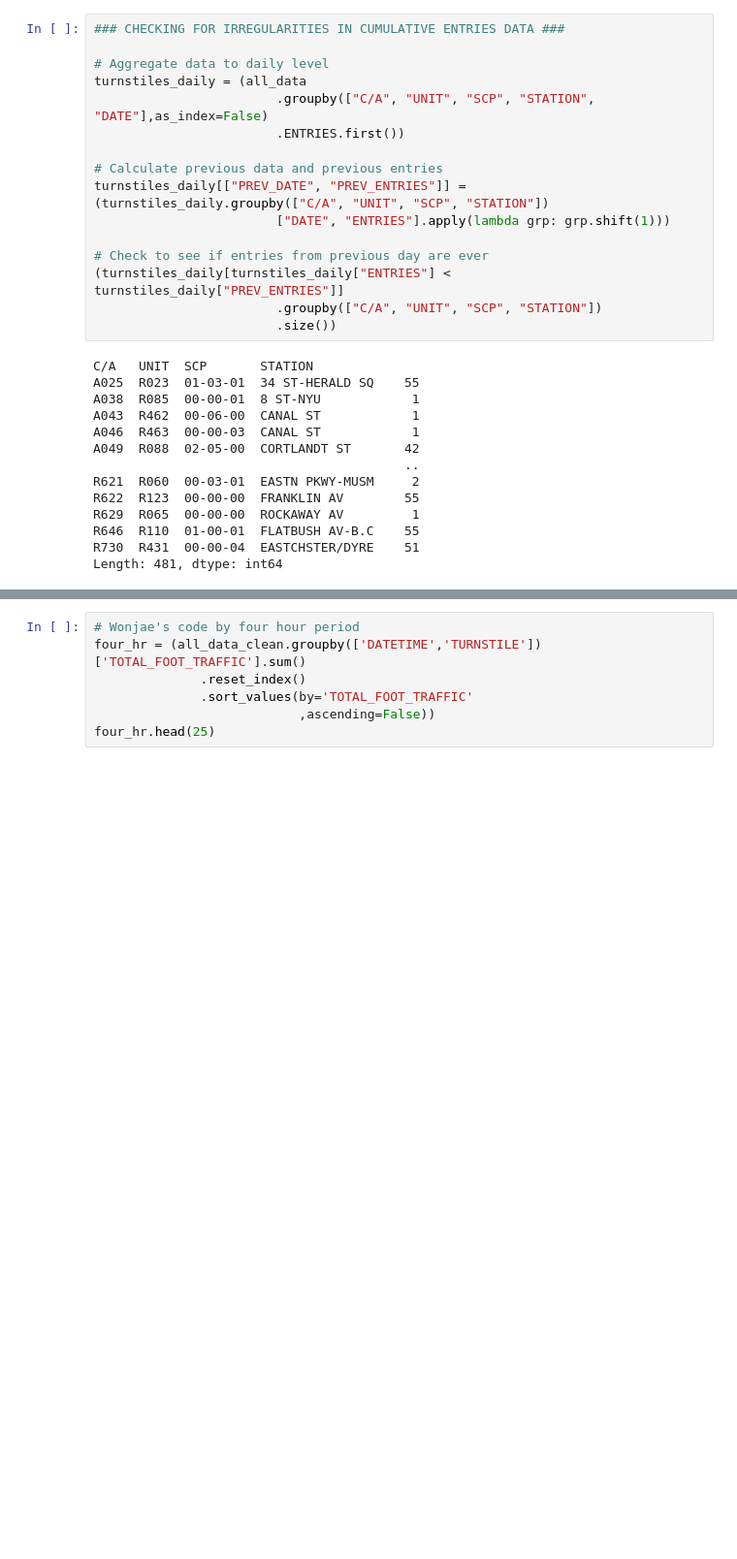
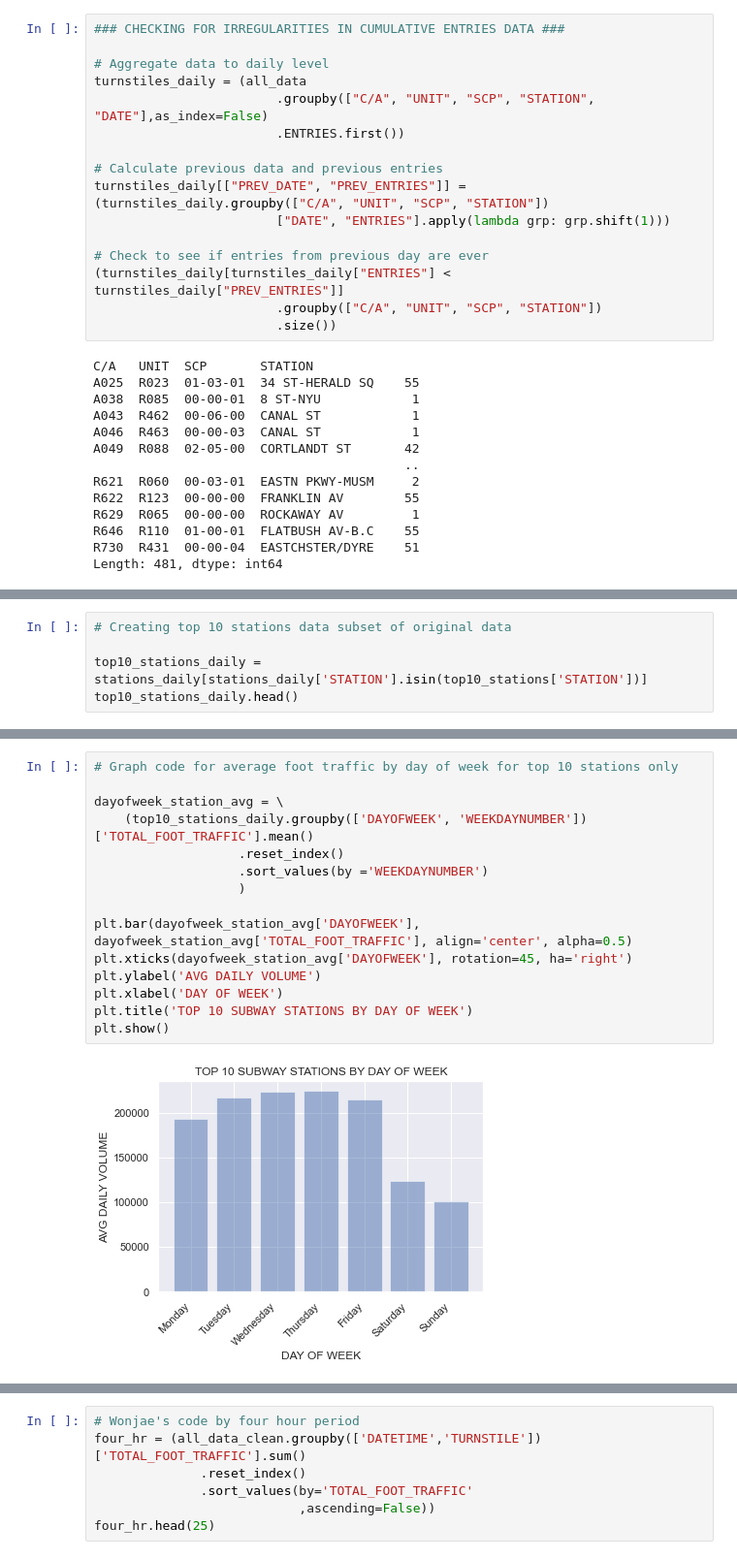
Before and after one commit to mvossbrinck/Metis_Project_1, a Jupyter notebook: EDA.ipynb, the cells around one changed output, grey strips where cells are left out. Shown at 97% size. Cells and saved outputs as stored; diff of their text form; blank space fills up the shorter version.

```diff
--- a/EDA.ipynb
+++ b/EDA.ipynb
@@ -201,0 +191,5 @@ plt.show()
+# %%
+# Creating top 10 stations data subset of original data
+
+top10_stations_daily = stations_daily[stations_daily['STATION'].isin(top10_stations['STATION'])]
+top10_stations_daily.head()
@@ -201,0 +203,17 @@ plt.show()
+# %%
+# Graph code for average foot traffic by day of week for top 10 stations only
+
+dayofweek_station_avg = \
+    (top10_stations_daily.groupby(['DAYOFWEEK', 'WEEKDAYNUMBER'])['TOTAL_FOOT_TRAFFIC'].mean()
+                   .reset_index()
+                   .sort_values(by ='WEEKDAYNUMBER')
+                   )
+
+plt.bar(dayofweek_station_avg['DAYOFWEEK'], dayofweek_station_avg['TOTAL_FOOT_TRAFFIC'], align='center', alpha=0.5)
+plt.xticks(dayofweek_station_avg['DAYOFWEEK'], rotation=45, ha='right')
+plt.ylabel('AVG DAILY VOLUME')
+plt.xlabel('DAY OF WEEK')
+plt.title('TOP 10 SUBWAY STATIONS BY DAY OF WEEK')
+plt.show()
+# %% [output]
+[figure, added]
```
Also changed, not shown: parts of 11 cells of this notebook.
